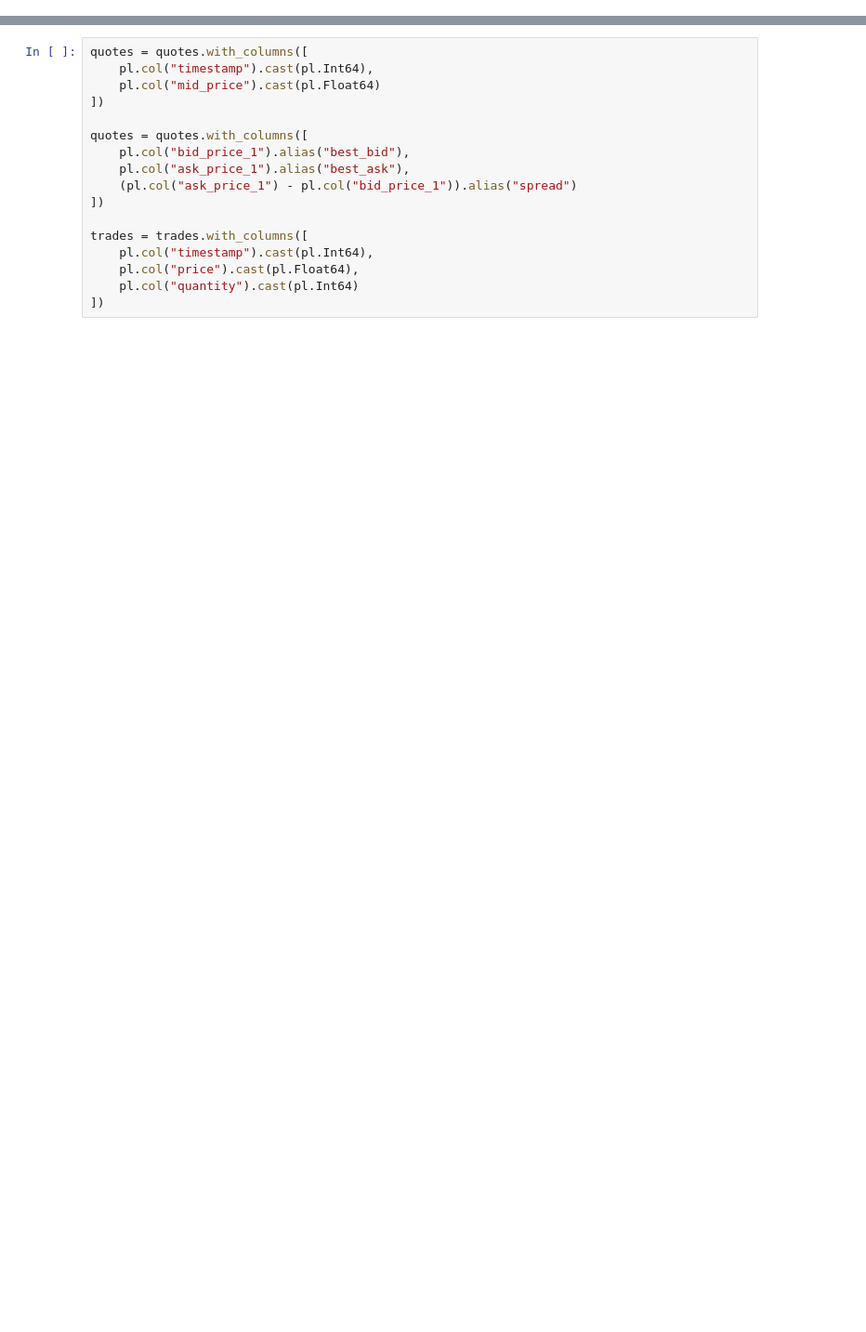
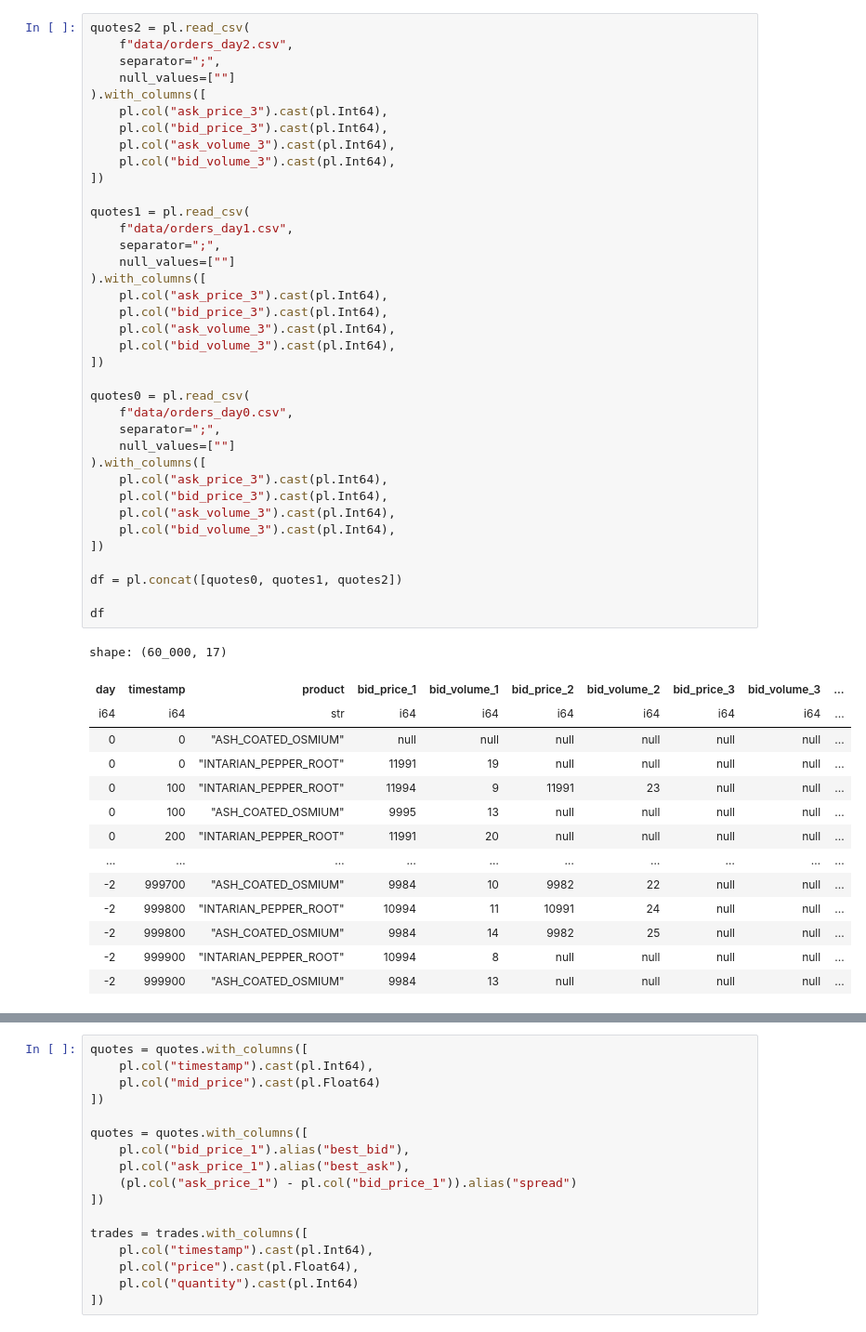
Before and after one commit to A1rboyy/Prosperity, a Jupyter notebook: ROUND1/analysis.ipynb, the cells around one changed output, grey strips where cells are left out. Shown at 93% size. Saved outputs shown, nothing was run; the diff lists cells and outputs as text; blank space fills up the shorter version.

```diff
--- a/ROUND1/analysis.ipynb
+++ b/ROUND1/analysis.ipynb
@@ -49 +51,53 @@ shape: (5, 17)
 └───────────┴───────┴────────┴───────────────────┴──────────┴─────────┴──────────┘
+# %%
+quotes2 = pl.read_csv(
+    f"data/orders_day2.csv",
+    separator=";",
+    null_values=[""]
+).with_columns([
+    pl.col("ask_price_3").cast(pl.Int64),
+    pl.col("bid_price_3").cast(pl.Int64),
+    pl.col("ask_volume_3").cast(pl.Int64),
+    pl.col("bid_volume_3").cast(pl.Int64),
+])
+
+quotes1 = pl.read_csv(
+    f"data/orders_day1.csv",
+    separator=";",
+    null_values=[""]
+).with_columns([
+    pl.col("ask_price_3").cast(pl.Int64),
+    pl.col("bid_price_3").cast(pl.Int64),
+    pl.col("ask_volume_3").cast(pl.Int64),
+    pl.col("bid_volume_3").cast(pl.Int64),
+])
+
+quotes0 = pl.read_csv(
+    f"data/orders_day0.csv",
+    separator=";",
+    null_values=[""]
+).with_columns([
+    pl.col("ask_price_3").cast(pl.Int64),
+    pl.col("bid_price_3").cast(pl.Int64),
+    pl.col("ask_volume_3").cast(pl.Int64),
+    pl.col("bid_volume_3").cast(pl.Int64),
+])
+
+df = pl.concat([quotes0, quotes1, quotes2])
+
+df
+# %% [output]
+shape: (60_000, 17)
+| day | timestamp | product | bid_price_1 | bid_volume_1 | bid_price_2 | bid_volume_2 | bid_price_3 | bid_volume_3 | ... |
+| i64 | i64 | str | i64 | i64 | i64 | i64 | i64 | i64 | ... |
+| 0 | 0 | "ASH_COATED_OSMIUM" | null | null | null | null | null | null | ... |
+| 0 | 0 | "INTARIAN_PEPPER_ROOT" | 11991 | 19 | null | null | null | null | ... |
+| 0 | 100 | "INTARIAN_PEPPER_ROOT" | 11994 | 9 | 11991 | 23 | null | null | ... |
+| 0 | 100 | "ASH_COATED_OSMIUM" | 9995 | 13 | null | null | null | null | ... |
+| 0 | 200 | "INTARIAN_PEPPER_ROOT" | 11991 | 20 | null | null | null | null | ... |
+| … | … | … | … | … | … | … | … | … | ... |
+| -2 | 999700 | "ASH_COATED_OSMIUM" | 9984 | 10 | 9982 | 22 | null | null | ... |
+| -2 | 999800 | "INTARIAN_PEPPER_ROOT" | 10994 | 11 | 10991 | 24 | null | null | ... |
+| -2 | 999800 | "ASH_COATED_OSMIUM" | 9984 | 14 | 9982 | 25 | null | null | ... |
+| -2 | 999900 | "INTARIAN_PEPPER_ROOT" | 10994 | 8 | null | null | null | null | ... |
+| -2 | 999900 | "ASH_COATED_OSMIUM" | 9984 | 13 | null | null | null | null | ... |
```
Also changed, not shown: parts of 12 cells of this notebook, 3 other files.
